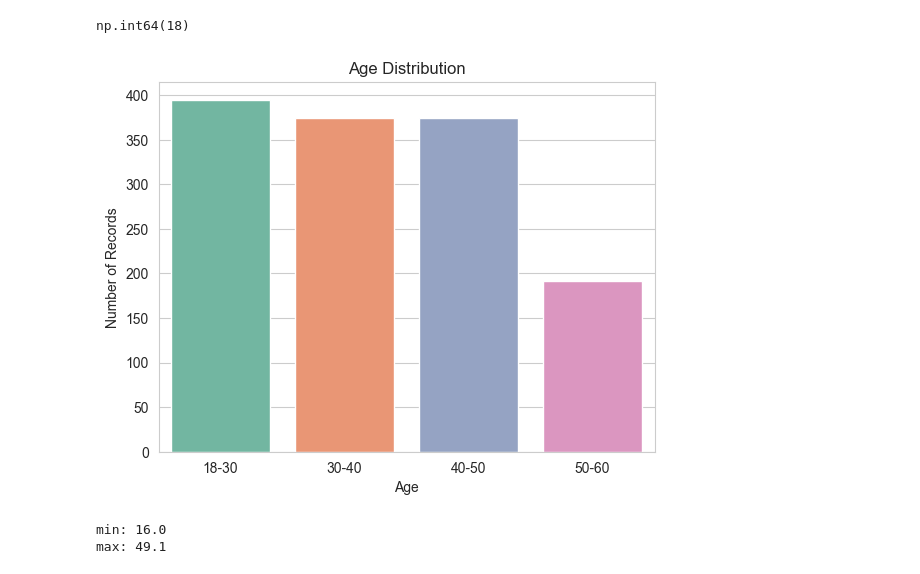
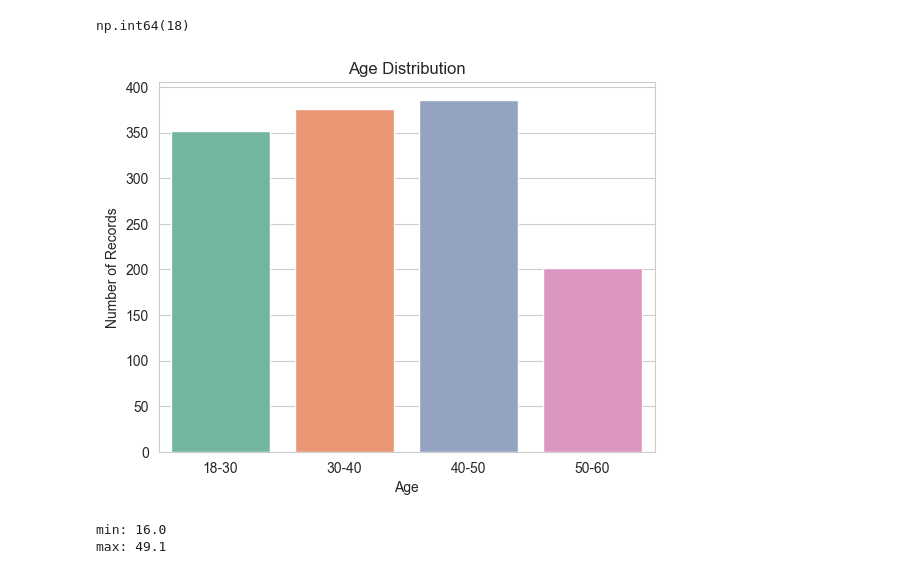
Before and after one commit to SaurabhSSB/medical-expense-analysis, a Jupyter notebook: 2_eda.ipynb, the cells around one changed output. Saved outputs shown, nothing was run; the diff lists cells and outputs as text; code cells hidden in the pictures.

```diff
--- a/2_eda.ipynb
+++ b/2_eda.ipynb
@@ -580,15 +580,15 @@ np.int64(18)
 # %%
 bins = [18, 30, 40, 50, 60]
 labels = ['18-30', '30-40', '40-50', '50-60']
-df['age_categorized'] = pd.cut(df['age'], bins=bins, labels=labels, include_lowest= True)
+df['age_categorized'] = pd.cut(df['age'], bins=bins, labels=labels, include_lowest= True, right= False)
 
 sns.countplot(data=df, x='age_categorized', order=labels, palette='Set2')
 plt.title('Age Distribution')
 plt.xlabel('Age')
 plt.ylabel('Number of Records')
 plt.show()
 # %% [output]
-[figure, old version]
+[figure, new version]
 # %%
 print(f'min: {df.bmi.min()}\nmax: {df.bmi.max()}')
 # %% [output]
```
Also changed, not shown: parts of 9 cells of this notebook.
